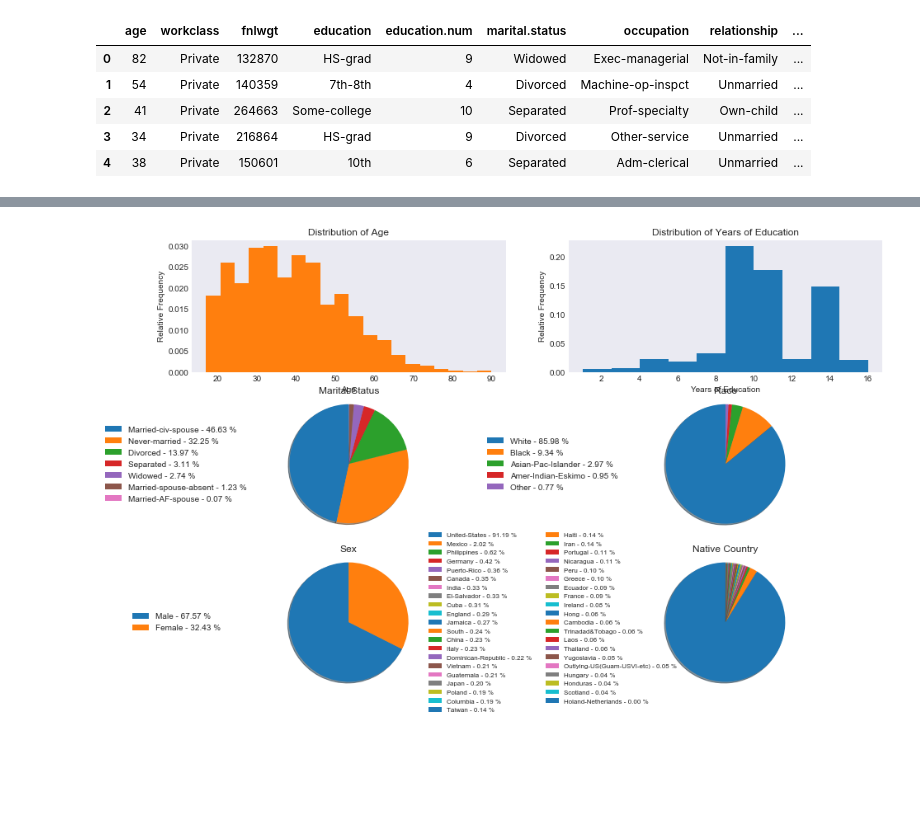
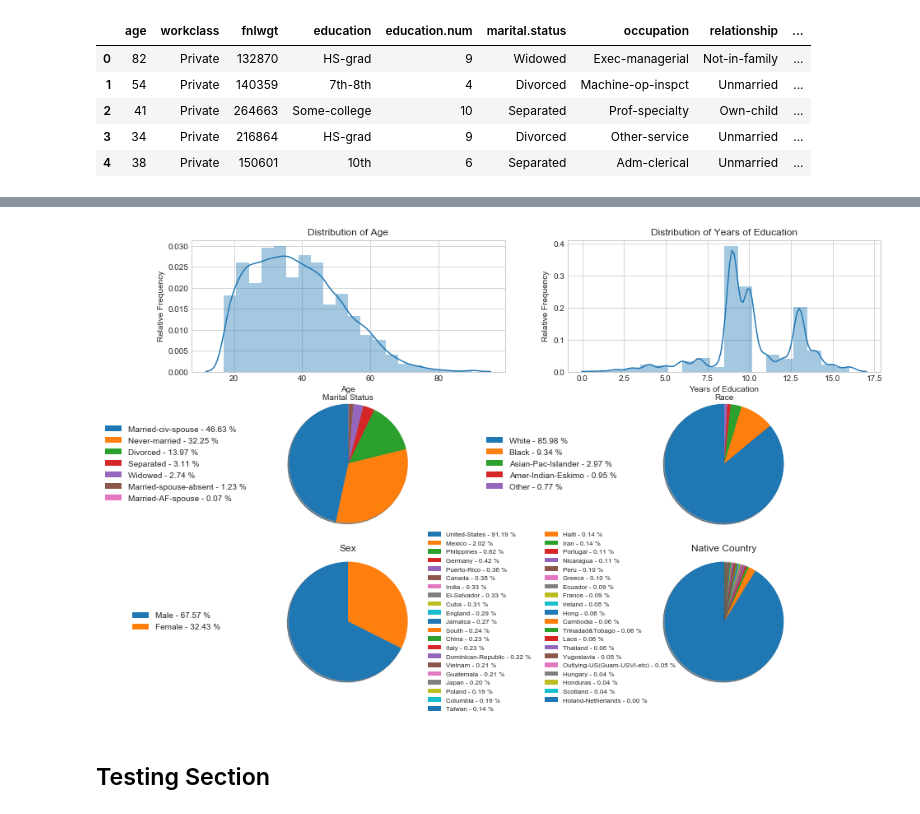
Before and after one commit to berkeley-stat159-f17/project-3-p2-ou-yu-li, a Jupyter notebook: demographics-p1.ipynb, the cells around one changed output, grey strips where cells are left out. Drawn from its saved outputs; the diff is of its cells as text; code cells hidden in the pictures; blank space fills up the shorter version.

```diff
--- a/demographics-p1.ipynb
+++ b/demographics-p1.ipynb
@@ -6,7 +6,7 @@ import matplotlib.pyplot as plt
 import seaborn as sns
 import shelve
 import os
-plt.style.use('seaborn-dark')
+sns.set_style("whitegrid")
 plt.rcParams['figure.figsize'] = (15, 10)
 # %% [markdown]
 ## Cleaning the Data
@@ -89,18 +98,14 @@ array([14065,  9726,  4214,   939,   827,   370,    21], dtype=int64)
 # %%
 fig, axes = plt.subplots(nrows=3, ncols=2)
-ax1 = axes[0, 0]
-ax1.hist(clean_adult["age"], normed = True, bins = 20)
-ax1.set_title("Distribution of Age")
-ax1.set_xlabel("Age")
 
 ax1 = axes[0, 0]
-ax1.hist(clean_adult["age"], normed = True, bins = 20)
+sns.distplot(clean_adult["age"], bins = 20, ax = ax1)
 ax1.set_title("Distribution of Age")
 ax1.set_xlabel("Age")
 ax1.set_ylabel("Relative Frequency")
 
 ax2 = axes[0, 1]
-ax2.hist(clean_adult["education.num"], normed = True)
+sns.distplot(clean_adult["education.num"], bins = 18, ax = ax2)
 ax2.set_title("Distribution of Years of Education")
 ax2.set_xlabel("Years of Education")
 ax2.set_ylabel("Relative Frequency")
@@ -113,42 +118,44 @@ ax3.axis("equal")
 labels = ['{0} - {1:1.2f} %'.format(i,j) for i,j in zip(counts.index, percents)]
 ax3.legend(patches, labels, loc="center", bbox_to_anchor=(-0.05, 0.5),
            fontsize=10)
-ax3.set_title("Marital Status")
+ax3.set_title("Marital Status", y = 0.95, fontsize = 10)
 
 ax4 = axes[1, 1]
 counts = clean_adult["race"].value_counts()
 percents = 100 * counts.values/counts.values.sum()
 patches, texts = ax4.pie(percents, shadow=True, startangle=90)
 ax4.axis("equal")
 labels = ['{0} - {1:1.2f} %'.format(i,j) for i,j in zip(counts.index, percents)]
 ax4.legend(patches, labels, loc="center", bbox_to_anchor=(-0.05, 0.5),
            fontsize=10)
-ax4.set_title("Race")
+ax4.set_title("Race", y = 0.95, fontsize = 10)
 
 ax5 = axes[2, 0]
 counts = clean_adult["sex"].value_counts()
 percents = 100 * counts.values/counts.values.sum()
 patches, texts = ax5.pie(percents, shadow=True, startangle=90)
 ax5.axis("equal")
 labels = ['{0} - {1:1.2f} %'.format(i,j) for i,j in zip(counts.index, percents)]
 ax5.legend(patches, labels, loc="center", bbox_to_anchor=(-0.05, 0.5),
            fontsize=10)
 ax5.set_title("Sex")
 
 ax6 = axes[2, 1]
 counts = clean_adult["native.country"].value_counts()
 percents = 100 * counts.values/counts.values.sum()
 patches, texts = ax6.pie(percents, shadow=True, startangle=90)
 ax6.axis("equal")
 labels = ['{0} - {1:1.2f} %'.format(i,j) for i,j in zip(counts.index, percents)]
 ax6.legend(patches, labels, loc="center", ncol = 2, bbox_to_anchor=(-0.05, 0.5),
            fontsize=8)
 ax6.set_title("Native Country")
 
 os.makedirs("fig", exist_ok=True)
 fig.savefig("fig/columns.png")
 # %% [output]
-[figure, old version]
+[figure, new version]
 # %%
 os.makedirs("results", exist_ok=True) #Make results directory if it does not exist yet
 clean_adult.to_hdf('results/df1.h5', 'clean_adult')
+# %% [markdown]
+## Testing Section
```
Also changed, not shown: parts of 6 cells of this notebook, 7 other files.
